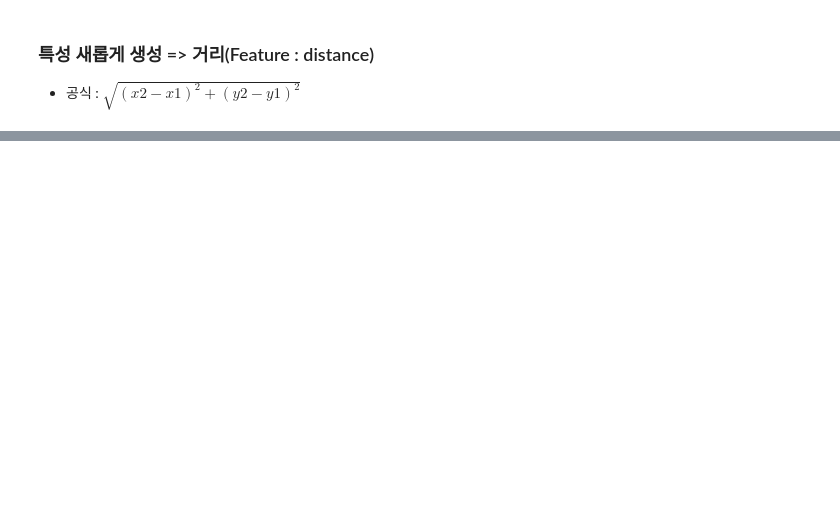
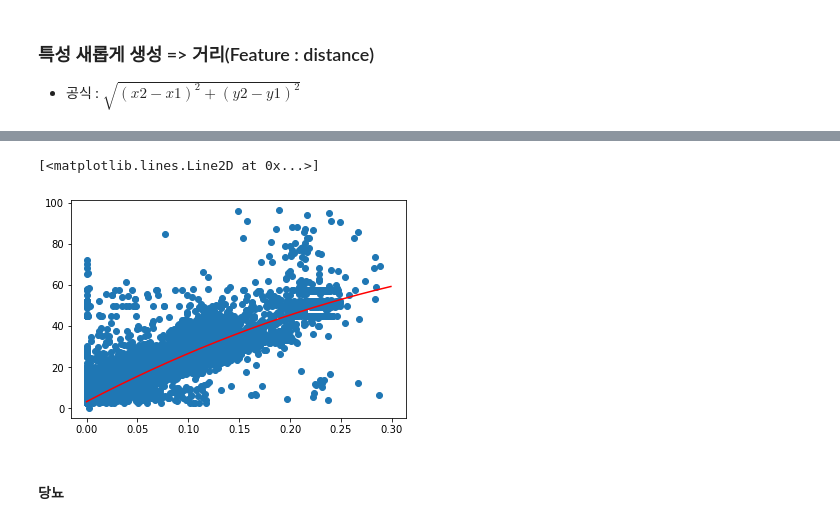
Before and after one commit to qud0511/Machine-Learning, a Jupyter notebook: Kim_ML/0901ex_taxi_regr.ipynb, the cells around one changed output, grey strips where cells are left out. Drawn from its saved outputs; the diff is of its cells as text; code cells hidden in the pictures; blank space fills up the shorter version.

```diff
--- a/Kim_ML/0901ex_taxi_regr.ipynb
+++ b/Kim_ML/0901ex_taxi_regr.ipynb
@@ -102,0 +172,20 @@ Name: distance, Length: 5000, dtype: float64
+# %%
+# 제거하고 다시
+
+fare_amount=np.array(df.fare_amount)
+distance=np.array(df.distance)
+
+fare_amount=fare_amount.reshape(-1,1)
+distance=distance.reshape(-1,1)
+
+train_x, test_x, train_y, test_y = train_test_split(distance, fare_amount, random_state=42, test_size=0.2)
+
+point=np.arange(0, 0.3, 0.001)
+
+plt.scatter(train_x, train_y)
+plt.plot(point,-237.05841833*point**2 + 258.39167628*point +3.06252802, color='red')
+# %% [output]
+[<matplotlib.lines.Line2D at 0x...>]
+[figure, added]
+# %% [markdown]
+#### 당뇨
```
Also changed, not shown: parts of 16 cells of this notebook, 1 other file.
